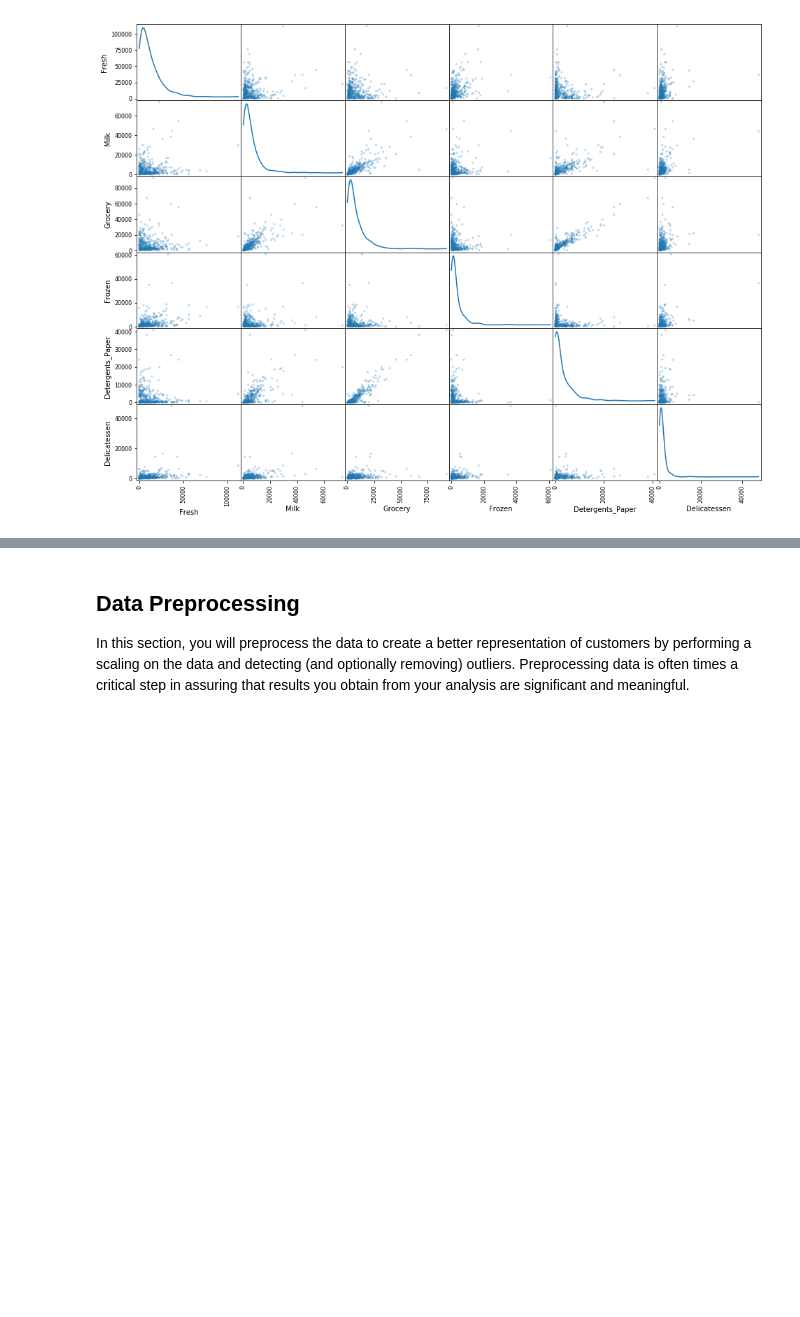
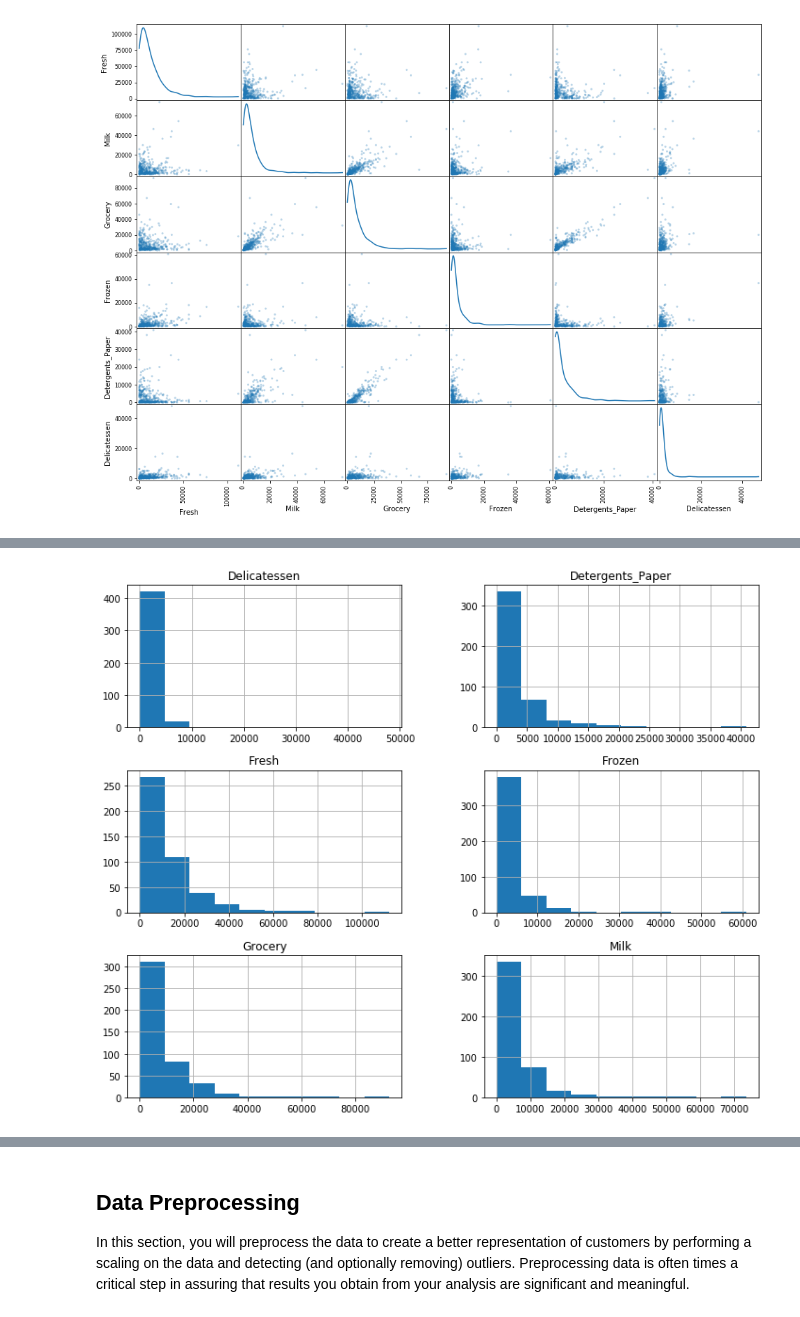
Before and after one commit to cidmedeiros/ml-projects, a Jupyter notebook: projects/customer_segments/customer_segments.ipynb, the cells around one changed output, grey strips where cells are left out. Saved outputs shown, nothing was run; the diff lists cells and outputs as text; code cells hidden in the pictures; blank space fills up the shorter version.

```diff
--- a/projects/customer_segments/customer_segments.ipynb
+++ b/projects/customer_segments/customer_segments.ipynb
@@ -162,0 +174,4 @@ scatter_matrix(data, alpha = 0.3, figsize = (16,12), diagonal = 'kde');
+# %%
+data.hist(figsize=(12,10));
+# %% [output]
+[figure, added]
```
Also changed, not shown: parts of 5 cells of this notebook.
